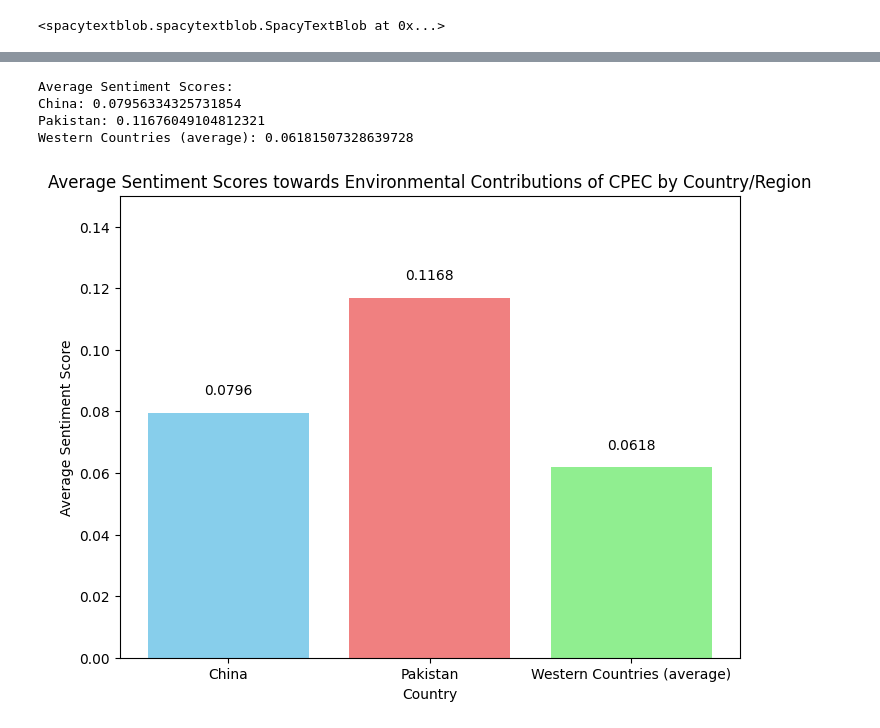
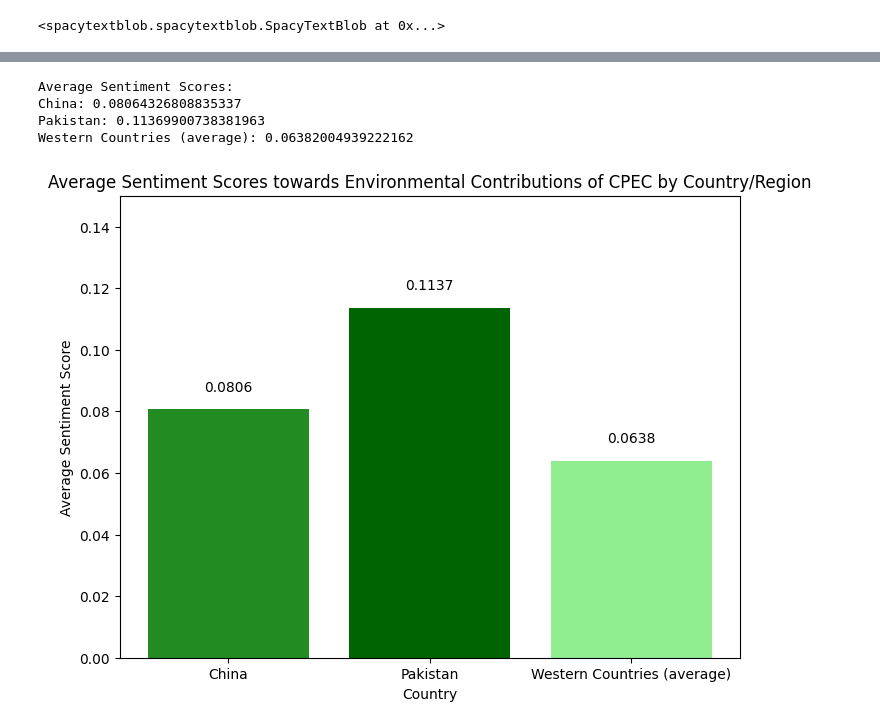
Before and after one commit to ilinashah177/Coursework-Website, a Jupyter notebook: Sentiment_Analysis_and_Mapping.ipynb, the cells around one changed output, grey strips where cells are left out. Saved outputs shown, nothing was run; the diff lists cells and outputs as text; code cells hidden in the pictures.

```diff
--- a/Sentiment_Analysis_and_Mapping.ipynb
+++ b/Sentiment_Analysis_and_Mapping.ipynb
@@ -152,7 +213,7 @@ fig.show()
 [interactive output not drawn]
 # %%
 # Group data by country and calculate the average sentiment
-average_sentiments = results_df.groupby('Country')['Sentiment'].mean()
+average_sentiments = processed_data.groupby('country')['polarity'].mean()
 
 # Print the average sentiment for China, Pakistan, and Western countries
 print("Average Sentiment Scores:")
@@ -163,30 +224,30 @@ print(f"Pakistan: {average_sentiments.get('Pakistan', 'N/A')}")
 western_countries = ['USA', 'UK', 'Canada', 'France', 'Germany', 'Australia', 'Switzerland', 'Belgium', 'The Netherlands']  # Add other countries as needed
 
 # Calculate the average sentiment for all Western countries
-western_sentiment = results_df[results_df['Country'].isin(western_countries)]['Sentiment'].mean()
+western_sentiment = processed_data[processed_data['country'].isin(western_countries)]['polarity'].mean()
 print(f"Western Countries (average): {western_sentiment}")
 # %% [output]
 Average Sentiment Scores:
-China: 0.07956334325731854
-Pakistan: 0.11676049104812321
-Western Countries (average): 0.06181507328639728
+China: 0.08064326808835337
+Pakistan: 0.11369900738381963
+Western Countries (average): 0.06382004939222162
 # %%
 import matplotlib.pyplot as plt
 
 countries = ['China', 'Pakistan', 'Western Countries (average)']
-average_sentiments = [0.07956334325731854, 0.11676049104812321, 0.06181507328639728]
+average_sentiments = [0.08064326808835337, 0.11369900738381963, 00.06382004939222162]
 
 plt.figure(figsize=(8, 6))
-bars = plt.bar(countries, average_sentiments, color=['skyblue', 'lightcoral', 'lightgreen']) # Store the bar objects
+bars = plt.bar(countries, average_sentiments, color=['forestgreen', 'darkgreen', 'lightgreen']) # Store the bar objects
 plt.title('Average Sentiment Scores towards Environmental Contributions of CPEC by Country/Region')
 plt.xlabel('Country')
 plt.ylabel('Average Sentiment Score')
 plt.ylim(0, 0.15)
 
 for bar, sentiment in zip(bars, average_sentiments):
     yval = bar.get_height()
     plt.text(bar.get_x() + bar.get_width()/2, yval + 0.005, round(sentiment, 4), ha='center', va='bottom')
 
 plt.show()
 # %% [output]
-[figure, old version]
+[figure, new version]
```
Also changed, not shown: parts of 6 cells of this notebook.
